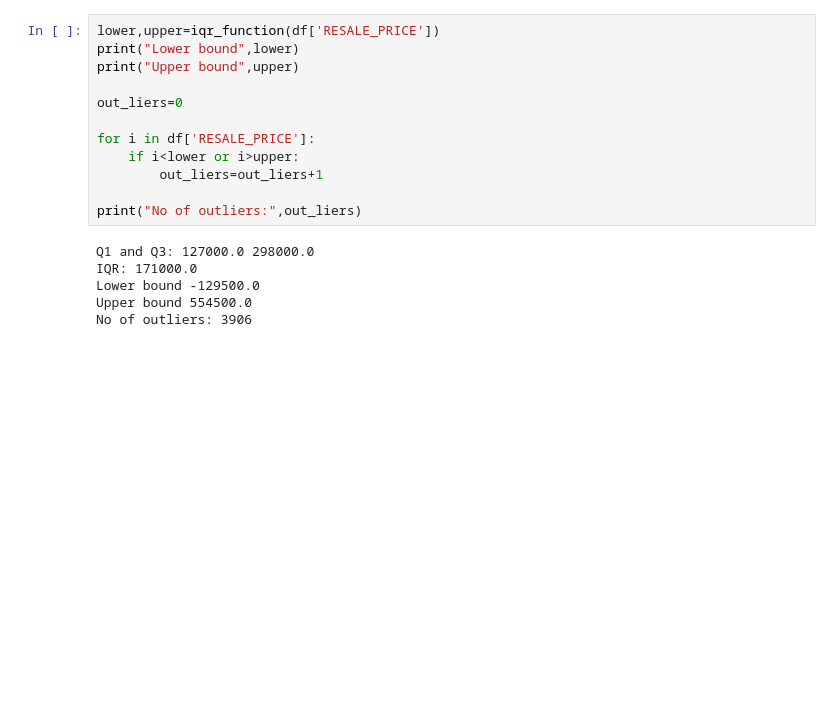
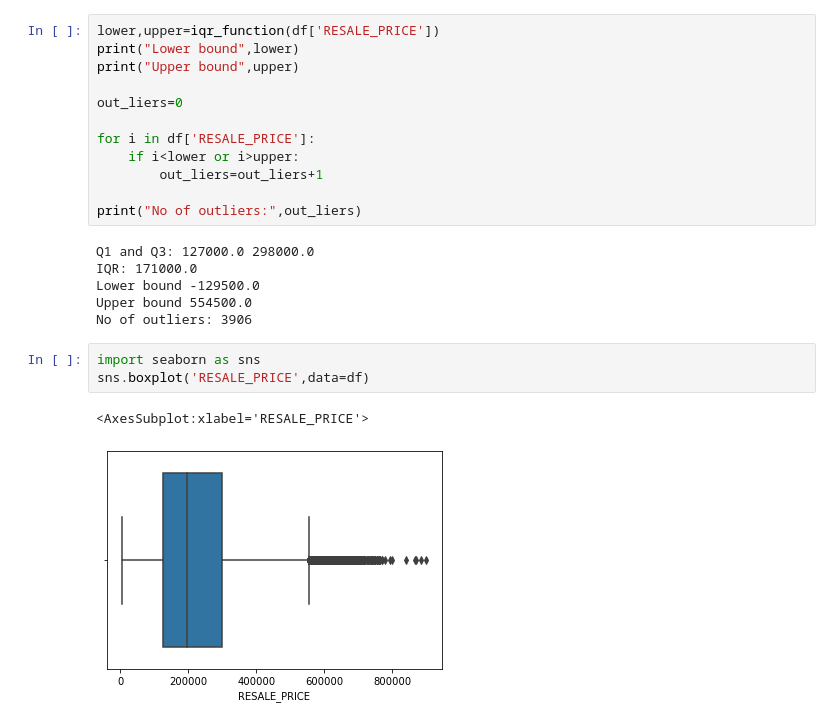
Before and after one commit to malavikasreekumar/Data-Cleaning, a Jupyter notebook: Data Cleaning.ipynb, the cells around one changed output. Cells and saved outputs as stored; diff of their text form; blank space fills up the shorter version.

Commit message:
Resale price boxplot

```diff
--- a/Data Cleaning.ipynb
+++ b/Data Cleaning.ipynb
@@ -240,3 +240,9 @@ IQR: 171000.0
 Lower bound -129500.0
 Upper bound 554500.0
 No of outliers: 3906
+# %%
+import seaborn as sns
+sns.boxplot('RESALE_PRICE',data=df)
+# %% [output]
+<AxesSubplot:xlabel='RESALE_PRICE'>
+[figure, added]
```
